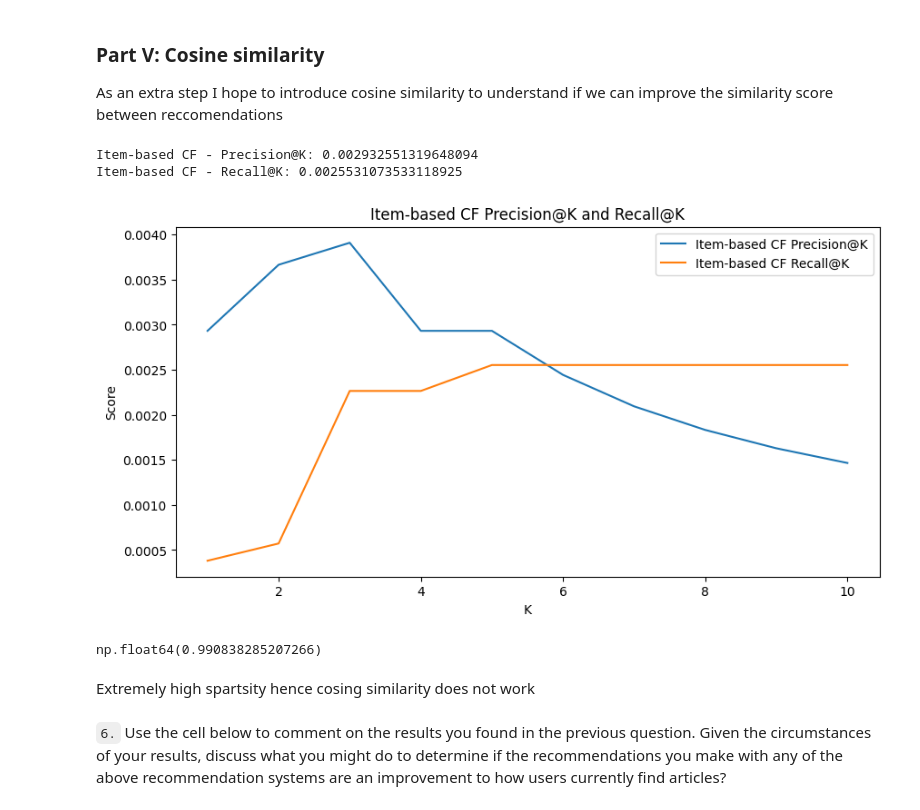
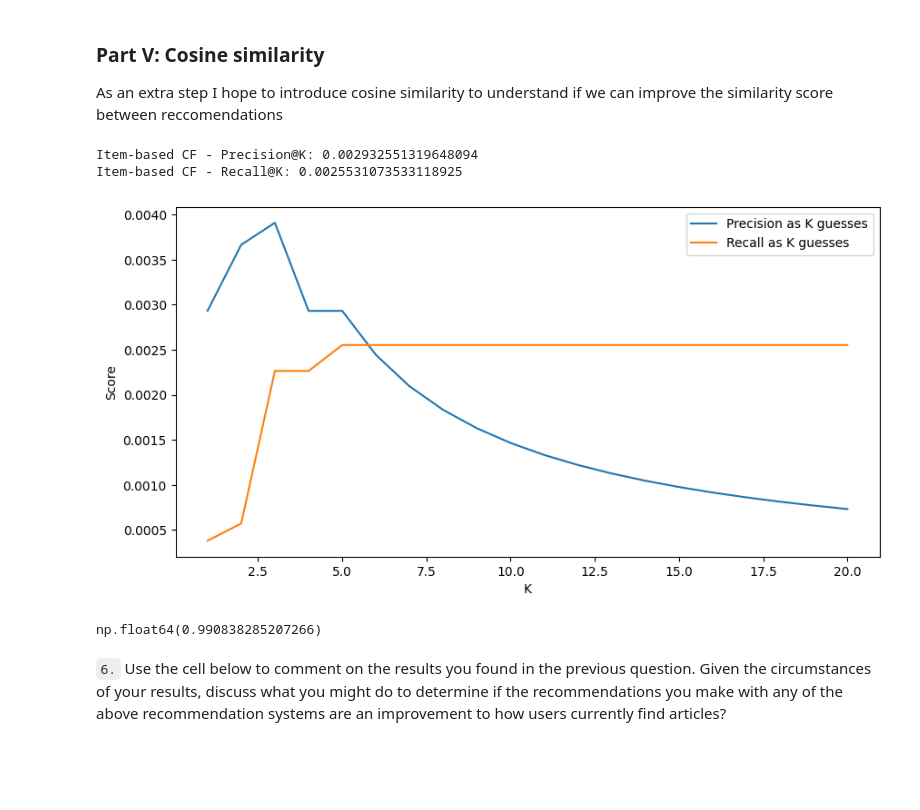
Before and after one commit to Benedictgr97/Recommendation-system, a Jupyter notebook: Recommendations_with_IBM.ipynb, the cells around one changed output. Drawn from its saved outputs; the diff is of its cells as text; code cells hidden in the pictures; blank space fills up the shorter version.

```diff
--- a/Recommendations_with_IBM.ipynb
+++ b/Recommendations_with_IBM.ipynb
@@ -884,43 +884,44 @@ def precision_recall_at_k(recommendations, test_data, k=5):
     for user, recs in recommendations.items():
         true_items = test_data[test_data['user_id'] == user]['article_id'].tolist()
         top_k_recs = recs[:k]
+
+        # Calculate the precision and recall of items that are in predicted ad true values
         precision = len(set(top_k_recs) & set(true_items)) / k
         recall = len(set(top_k_recs) & set(true_items)) / len(true_items)
         precisions.append(precision)
         recalls.append(recall)
     return sum(precisions) / len(precisions), sum(recalls) / len(recalls)
 
 # Generate recommendations for test users using item-based recommendation system
 recommendations = {user: get_item_based_recommendations(user, user_item_train)\
                     for user in test_idx}
 
 # Evaluate Precision@K and Recall@K for item-based recommendation system
 precision_ibcf, recall_ibcf = precision_recall_at_k(recommendations, df_test)
 print(f'Item-based CF - Precision@K: {precision_ibcf}')
 print(f'Item-based CF - Recall@K: {recall_ibcf}')
 
 # Plot Precision@K and Recall@K for item-based recommendation system
-k_values = range(1, 11)
+k_values = range(1, 21)
 precisions_ibcf = []
 recalls_ibcf = []
 
 for k in k_values:
     precision_ibcf_k, recall_ibcf_k = precision_recall_at_k(recommendations, df_test, k=k)
     precisions_ibcf.append(precision_ibcf_k)
     recalls_ibcf.append(recall_ibcf_k)
 
 plt.figure(figsize=(10, 5))
-plt.plot(k_values, precisions_ibcf, label='Item-based CF Precision@K')
-plt.plot(k_values, recalls_ibcf, label='Item-based CF Recall@K')
+plt.plot(k_values, precisions_ibcf, label='Precision as K guesses')
+plt.plot(k_values, recalls_ibcf, label='Recall as K guesses')
 plt.xlabel('K')
 plt.ylabel('Score')
-plt.title('Item-based CF Precision@K and Recall@K')
 plt.legend()
 plt.show()
 # %% [output]
 Item-based CF - Precision@K: 0.002932551319648094
 Item-based CF - Recall@K: 0.0025531073533118925
-[figure, old version]
+[figure, new version]
 # %%
 def calculate_sparsity(user_item_matrix):
     total_elements = user_item_matrix.shape[0] * user_item_matrix.shape[1]
@@ -931,8 +932,6 @@ def calculate_sparsity(user_item_matrix):
 calculate_sparsity(user_item)
 # %% [output]
 np.float64(0.990838285207266)
-# %% [markdown]
-Extremely high spartsity hence cosing similarity does not work
 # %% [markdown]
 `6.` Use the cell below to comment on the results you found in the previous question. Given the circumstances of your results, discuss what you might do to determine if the recommendations you make with any of the above recommendation systems are an improvement to how users currently find articles?
 # %% [markdown]
```
